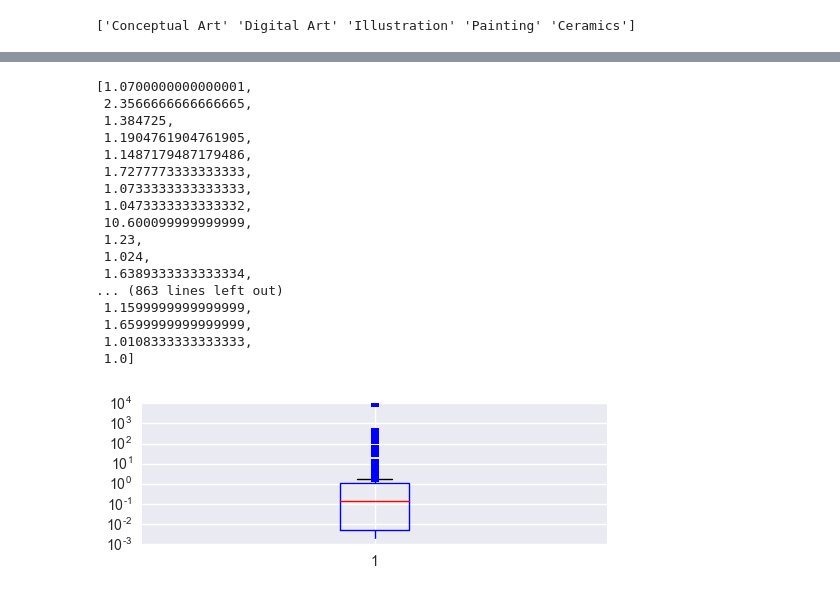
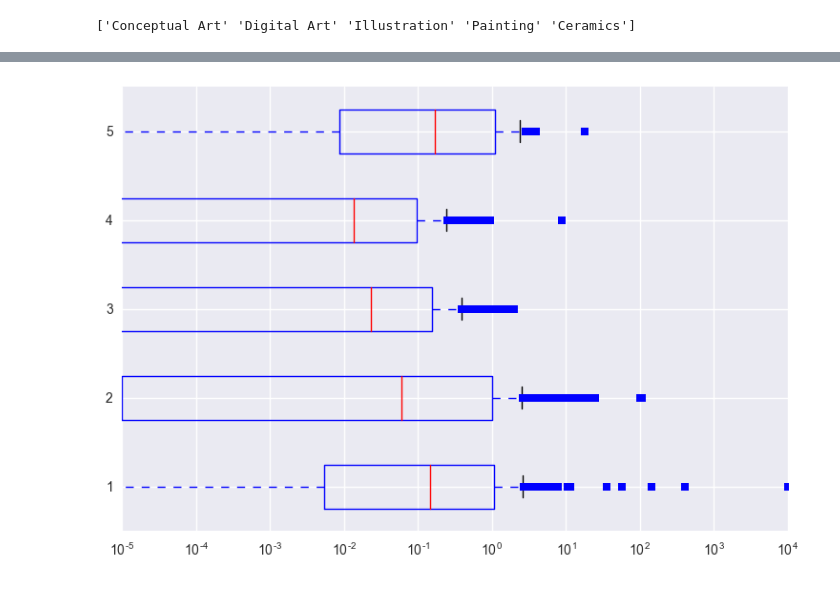
Before and after one commit to HarshitGautam/DataAnalytics, a Jupyter notebook: Kickstarters.ipynb, the cells around one changed output, grey strips where cells are left out. Saved outputs shown, nothing was run; the diff lists cells and outputs as text; code cells hidden in the pictures.

```diff
--- a/Kickstarters.ipynb
+++ b/Kickstarters.ipynb
@@ -153,31 +78,36 @@ dfbuffer
-# %%
-x = []
-for i in dfbuffer.Ratio:
-           x.append(i)
-# %%
-x
-# %% [output]
-[1.0700000000000001,
- 2.3566666666666665,
- 1.384725,
- 1.1904761904761905,
- 1.1487179487179486,
- 1.7277773333333333,
- 1.0733333333333333,
- 1.0473333333333332,
- 10.600099999999999,
- 1.23,
- 1.024,
- 1.6389333333333334,
-... (863 lines left out)
- 1.1599999999999999,
- 1.6599999999999999,
- 1.0108333333333333,
- 1.0]
+# %%
+dfbuffer1 = df[df.category == 'Conceptual Art']
+dfbuffer2 = df[df.category == 'Digital Art']
+dfbuffer3 = df[df.category == 'Illustration']
+dfbuffer4 = df[df.category == 'Painting']
+dfbuffer5 = df[df.category == 'Ceramics']
+# %%
+x1 = []
+x2 = []
+x3 = []
+x4 = []
+x5 = []
+for i in dfbuffer1.Ratio:
+           x1.append(i)
+for i in dfbuffer2.Ratio:
+           x2.append(i)
+for i in dfbuffer3.Ratio:
+           x3.append(i)
+for i in dfbuffer4.Ratio:
+           x4.append(i)
+for i in dfbuffer5.Ratio:
+           x5.append(i)
+# %%
+data_to_plot = [x1, x2, x3, x4, x5]
 # %%
-fig = plt.figure()
-ax = fig.add_subplot(2,1,1)
-ax.boxplot(x, 0, 'rs', 'gD', 0.75)
-ax.set_yscale('log')
+# Create a figure instance
+fig = plt.figure(1, figsize=(9, 6))
+
+# Create an axes instance
+ax = fig.add_subplot(111)
+
+# Create the boxplot
+bp = ax.boxplot(data_to_plot,  0,'rs',0)
+ax.set_xscale('log')
 # %% [output]
-[figure, old version]
+[figure, new version]
```
Also changed, not shown: parts of 9 cells of this notebook, 39 other files.
